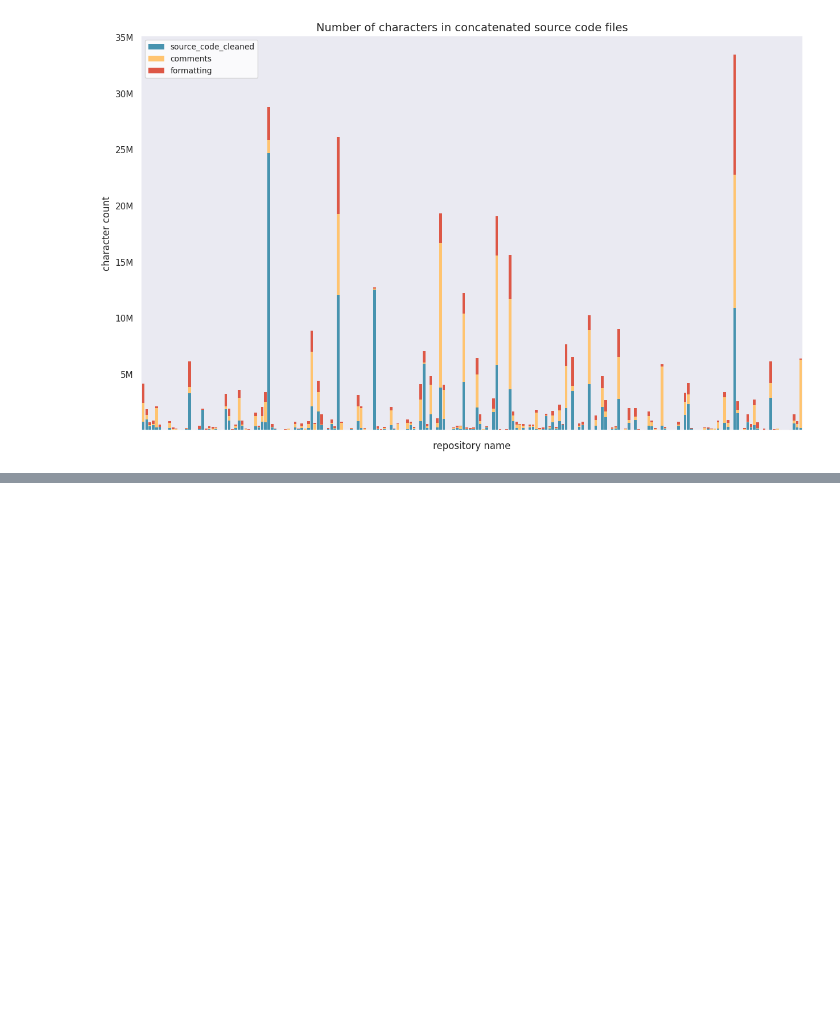
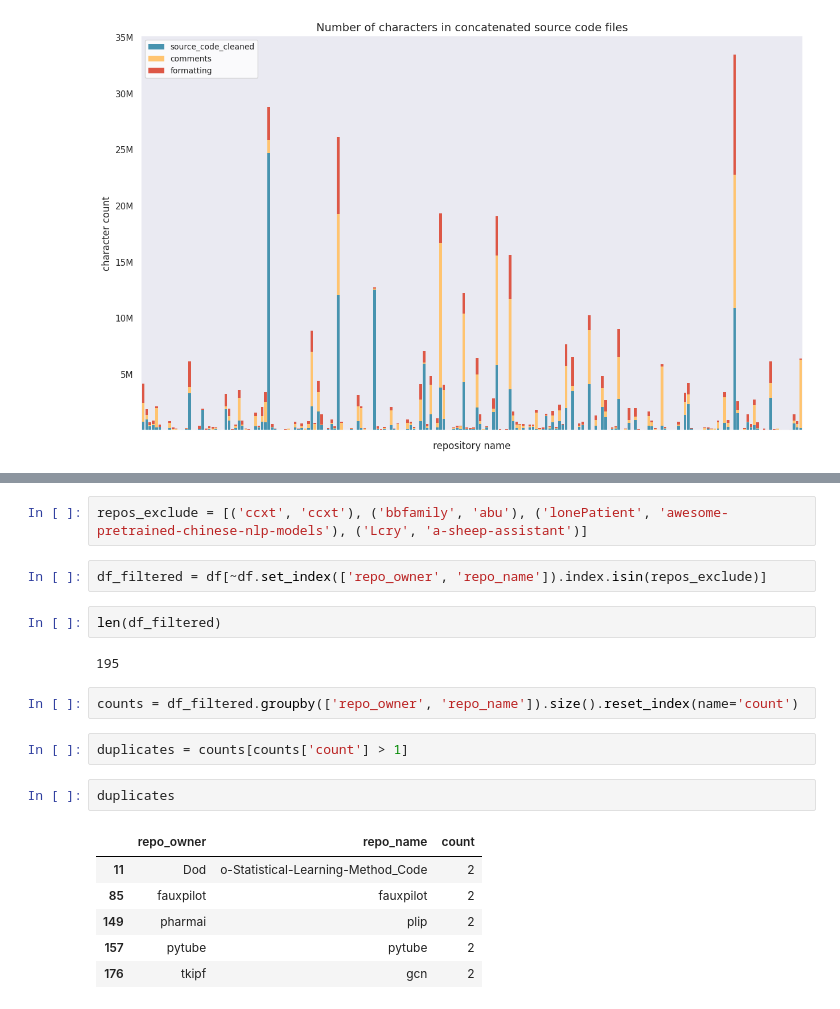
Before and after one commit to df1000/ma_automated_documentation, a Jupyter notebook: preprocessing/05_counts.ipynb, the cells around one changed output, grey strips where cells are left out. Cells and saved outputs as stored; diff of their text form; blank space fills up the shorter version.

```diff
--- a/preprocessing/05_counts.ipynb
+++ b/preprocessing/05_counts.ipynb
@@ -103,0 +106,21 @@ with sns.axes_style('white'):
+# %%
+repos_exclude = [('ccxt', 'ccxt'), ('bbfamily', 'abu'), ('lonePatient', 'awesome-pretrained-chinese-nlp-models'), ('Lcry', 'a-sheep-assistant')]
+# %%
+df_filtered = df[~df.set_index(['repo_owner', 'repo_name']).index.isin(repos_exclude)]
+# %%
+len(df_filtered)
+# %% [output]
+195
+# %%
+counts = df_filtered.groupby(['repo_owner', 'repo_name']).size().reset_index(name='count')
+# %%
+duplicates = counts[counts['count'] > 1]
+# %%
+duplicates
+# %% [output]
+|  | repo_owner | repo_name | count |
+| 11 | Dod | o-Statistical-Learning-Method_Code | 2 |
+| 85 | fauxpilot | fauxpilot | 2 |
+| 149 | pharmai | plip | 2 |
+| 157 | pytube | pytube | 2 |
+| 176 | tkipf | gcn | 2 |
```
Also changed, not shown: parts of 13 cells of this notebook, 6 other files.
